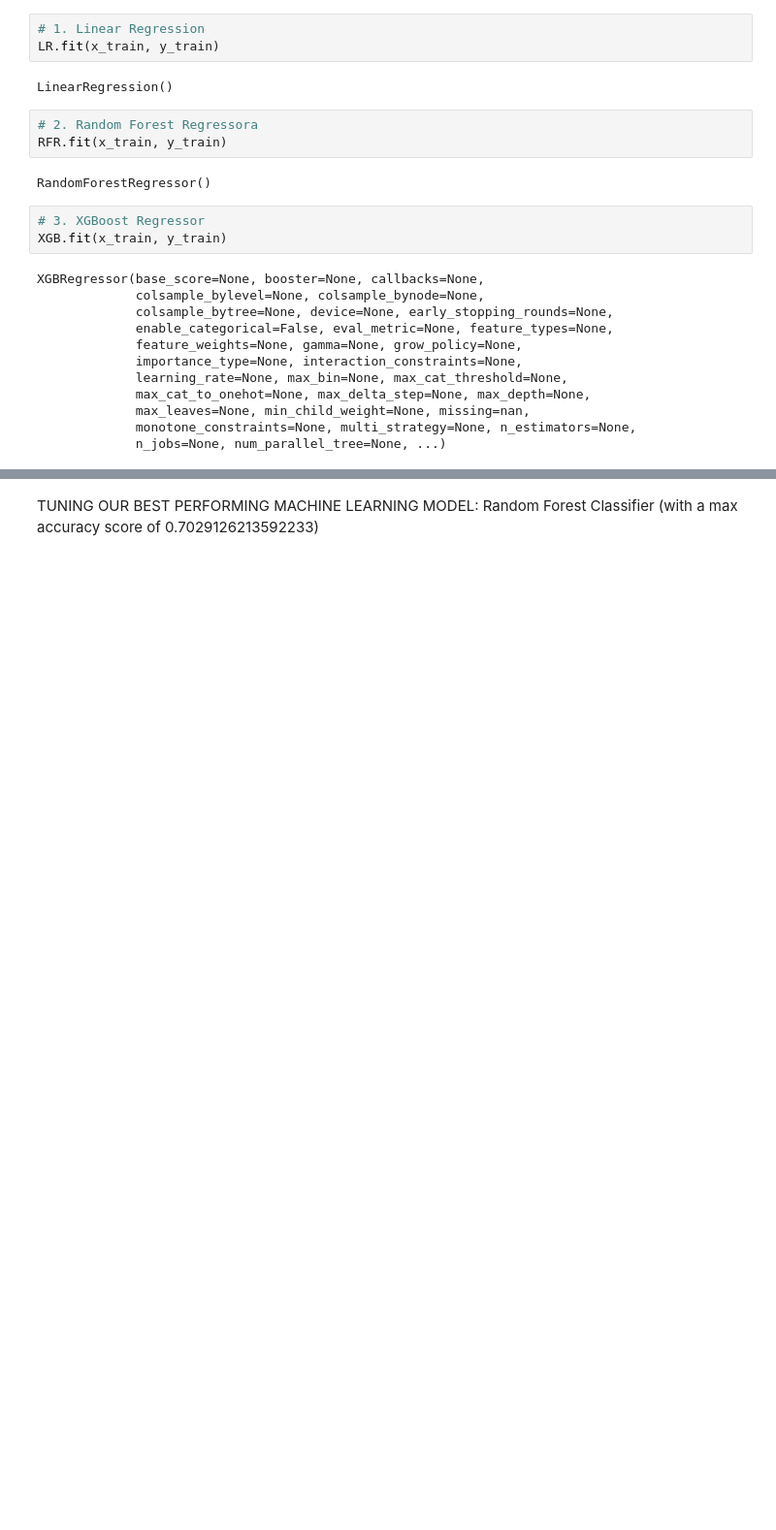
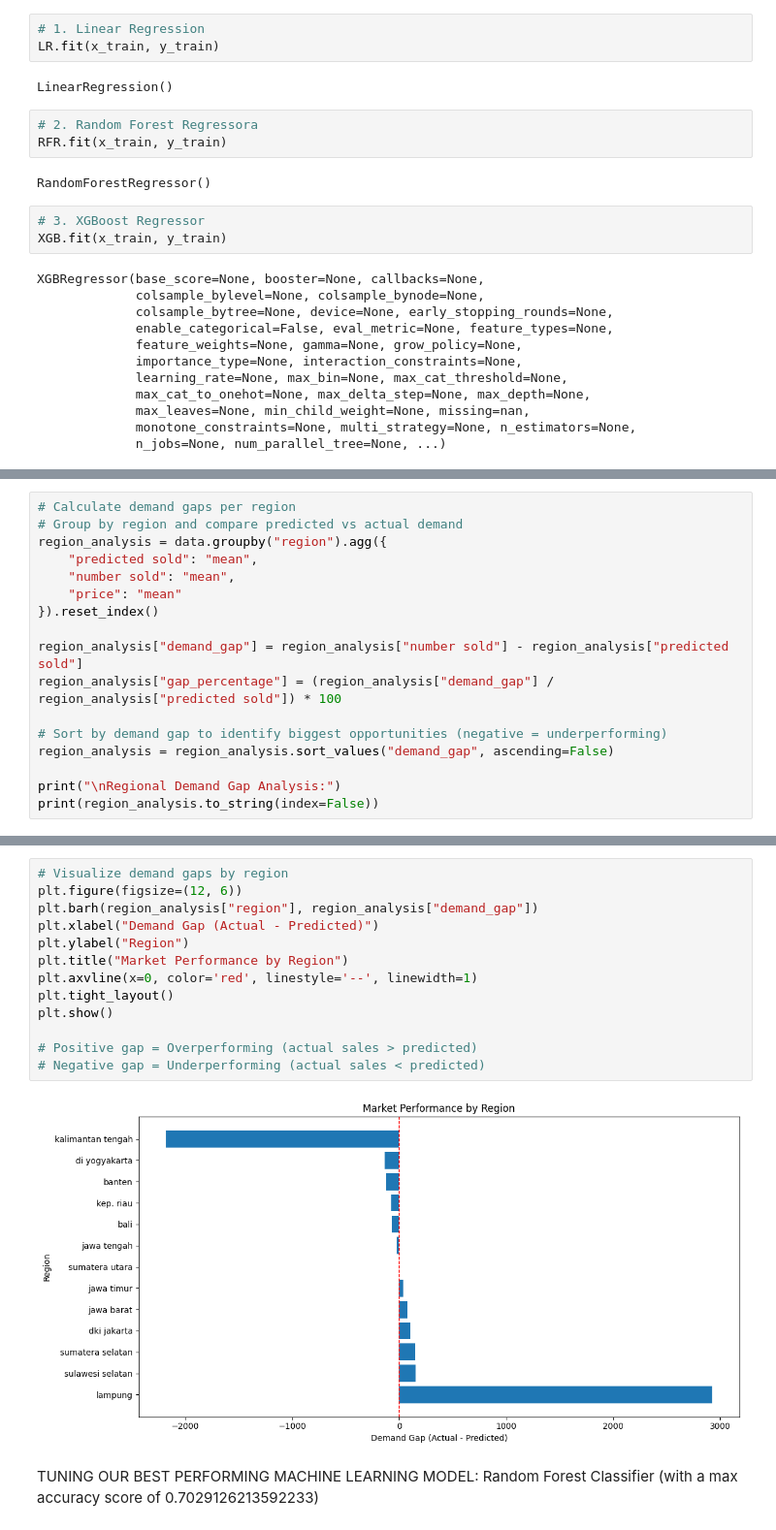
Before and after one commit to Barrizzz/Data-Science-ML, a Jupyter notebook: MLTesting.ipynb, the cells around one changed output, grey strips where cells are left out. Shown at 97% size. Drawn from its saved outputs; the diff is of its cells as text; blank space fills up the shorter version.

```diff
--- a/MLTesting.ipynb
+++ b/MLTesting.ipynb
@@ -141,0 +208,17 @@ plt.show()
+# %%
+# Calculate demand gaps per region
+# Group by region and compare predicted vs actual demand
+region_analysis = data.groupby("region").agg({
+    "predicted sold": "mean",
+    "number sold": "mean",
+    "price": "mean"
+}).reset_index()
+
+region_analysis["demand_gap"] = region_analysis["number sold"] - region_analysis["predicted sold"]
+region_analysis["gap_percentage"] = (region_analysis["demand_gap"] / region_analysis["predicted sold"]) * 100
+
+# Sort by demand gap to identify biggest opportunities (negative = underperforming)
+region_analysis = region_analysis.sort_values("demand_gap", ascending=False)
+
+print("\nRegional Demand Gap Analysis:")
+print(region_analysis.to_string(index=False))
@@ -142,3 +349,18 @@ plt.show()
+# %%
+# Visualize demand gaps by region
+plt.figure(figsize=(12, 6))
+plt.barh(region_analysis["region"], region_analysis["demand_gap"])
+plt.xlabel("Demand Gap (Actual - Predicted)")
+plt.ylabel("Region")
+plt.title("Market Performance by Region")
+plt.axvline(x=0, color='red', linestyle='--', linewidth=1)
+plt.tight_layout()
+plt.show()
+
+# Positive gap = Overperforming (actual sales > predicted)
+# Negative gap = Underperforming (actual sales < predicted)
+# %% [output]
+[figure, added]
 # %% [markdown]
 TUNING OUR BEST PERFORMING MACHINE LEARNING MODEL: Random Forest Classifier
 (with a max accuracy score of 0.7029126213592233)
```
Also changed, not shown: parts of 16 cells of this notebook.
